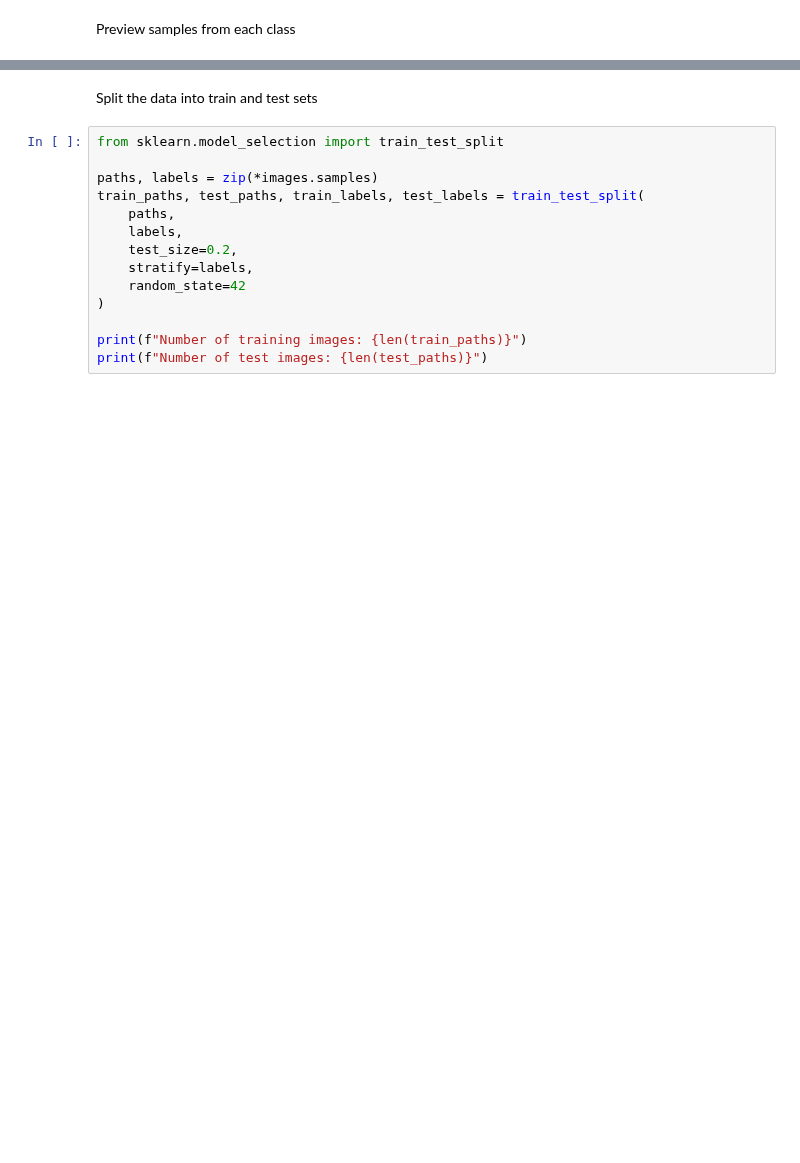
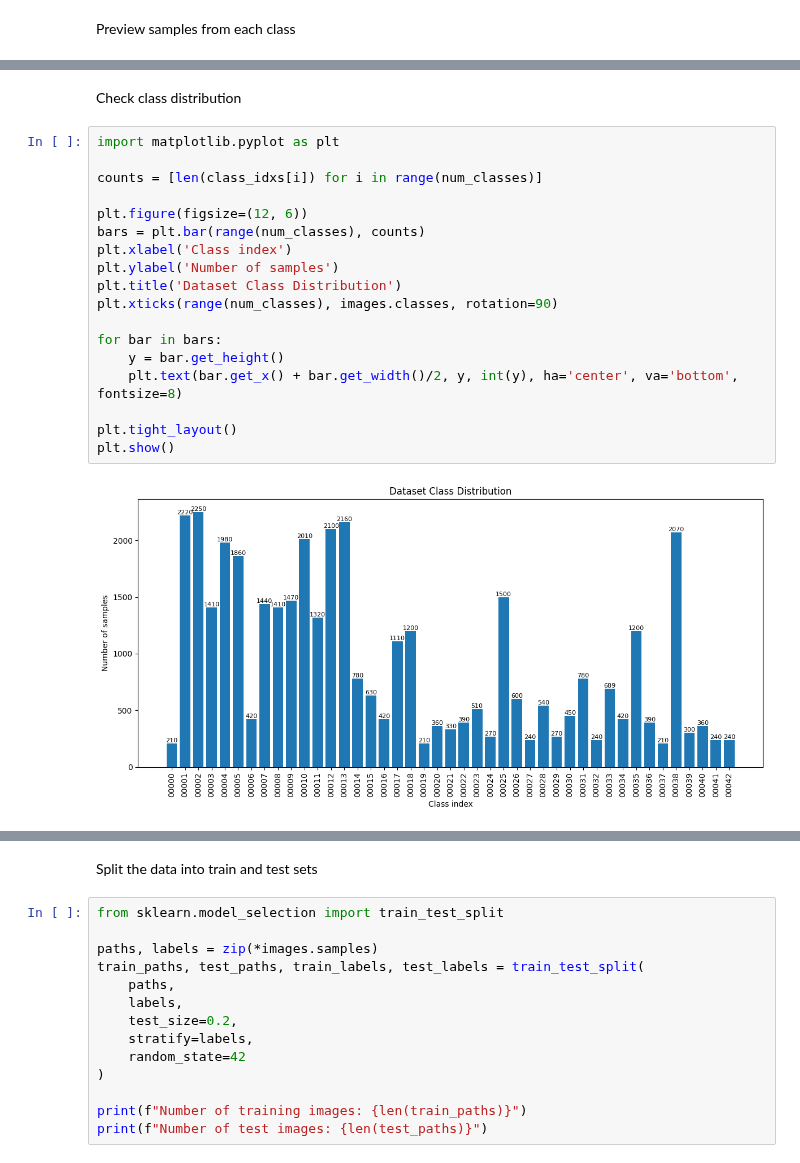
Before and after one commit to gamemeine/ssne, a Jupyter notebook: ex5/1.0-gs-data-preparation.ipynb, the cells around one changed output, grey strips where cells are left out. Saved outputs shown, nothing was run; the diff lists cells and outputs as text; blank space fills up the shorter version.

```diff
--- a/ex5/1.0-gs-data-preparation.ipynb
+++ b/ex5/1.0-gs-data-preparation.ipynb
@@ -38,0 +36,22 @@ plot_images(list(samples), ncols=9)
+# %% [markdown]
+Check class distribution
+# %%
+import matplotlib.pyplot as plt
+
+counts = [len(class_idxs[i]) for i in range(num_classes)]
+
+plt.figure(figsize=(12, 6))
+bars = plt.bar(range(num_classes), counts)
+plt.xlabel('Class index')
+plt.ylabel('Number of samples')
+plt.title('Dataset Class Distribution')
+plt.xticks(range(num_classes), images.classes, rotation=90)
+
+for bar in bars:
+    y = bar.get_height()
+    plt.text(bar.get_x() + bar.get_width()/2, y, int(y), ha='center', va='bottom', fontsize=8)
+
+plt.tight_layout()
+plt.show()
+# %% [output]
+[figure, added]
```
Also changed, not shown: parts of 6 cells of this notebook, 5 other files.
